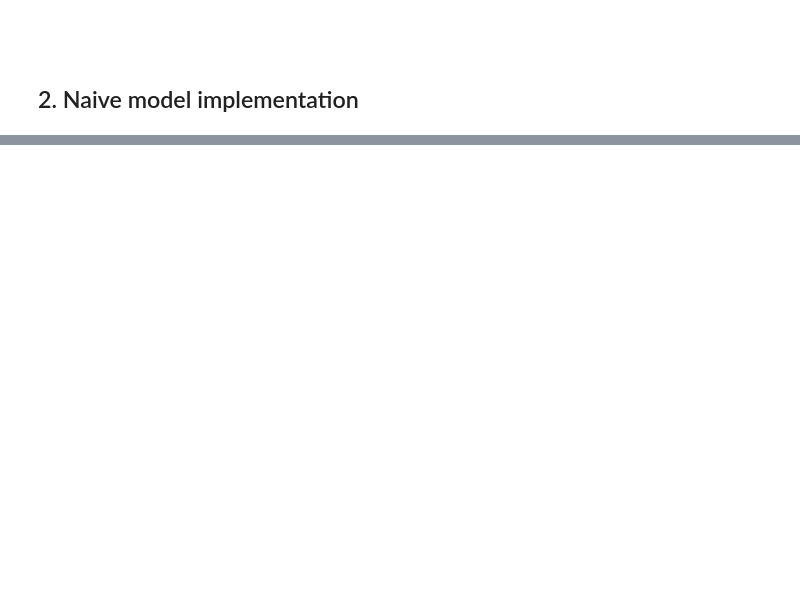
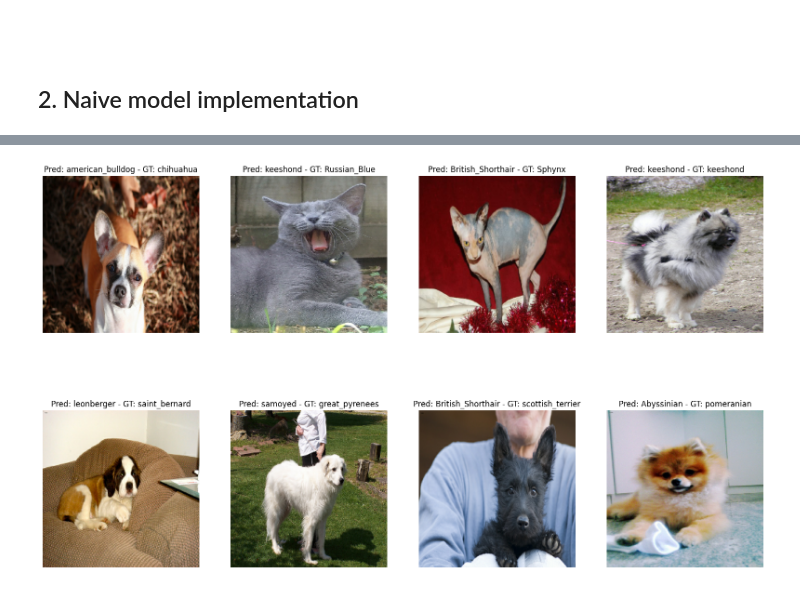
Before and after one commit to Nicolo02/PetClassification_CV_Project, a Jupyter notebook: Task1.ipynb, the cells around one changed output, grey strips where cells are left out. Drawn from its saved outputs; the diff is of its cells as text; code cells hidden in the pictures; blank space fills up the shorter version.

```diff
--- a/Task1.ipynb
+++ b/Task1.ipynb
@@ -44,5 +51,15 @@ np.random.seed(seed)
 # %% [markdown]
 Import the dataset using tenserflow dataset:
 # %%
+DATA_DIR = "./data"
+IMG_SHAPE = (224, 224)
+os.makedirs(DATA_DIR, exist_ok=True)
+
 dataset_split = ["train[:80%]", "train[80%:]", "test"]
-(train_split, val_split, test_data), info = tfds.load("oxford_iiit_pet", split=dataset_split, as_supervised=True, with_info=True)
+(train_split, val_split, test_data), info = tfds.load(
+    "oxford_iiit_pet",
+    split=dataset_split,
+    as_supervised=True,
+    with_info=True,
+    data_dir=DATA_DIR
+)
@@ -194,13 +304,21 @@ print("Test Input Shape: {} Test output shape: {}".format(x_test.shape, pred.sha
 # %%
 pred = np.argmax(pred, axis=-1)
-y_test = y_test.squeeze()
 
-plt.figure(figsize=(20,12))
+# Estrai immagini e label da test_ds per la visualizzazione
+x_test_vis, y_test_vis = [], []
+for imgs, lbls in test_ds:
+    x_test_vis.append(imgs.numpy())
+    y_test_vis.append(lbls.numpy())
+x_test_vis = np.concatenate(x_test_vis, axis=0)
+y_test_vis = np.concatenate(y_test_vis, axis=0)
+
+plt.figure(figsize=(20, 12))
 for i in range(8):
     plt.subplot(2, 4, i + 1)
-    rand_idx = np.random.randint(0, x_test.shape[0])
+    rand_idx = np.random.randint(0, x_test_vis.shape[0])
     plt.axis('off')
-    #Qui da errore sul titolo, da mettere a posto
-    plt.title(f"Pred : {labels[pred[rand_idx]]} - GT : {labels[y_test[rand_idx]]}")
-    plt.imshow(x_test[rand_idx], cmap="gray")
+    plt.title(f"Pred: {labels[pred[rand_idx]]} - GT: {labels[y_test_vis[rand_idx]]}")
+    plt.imshow(x_test_vis[rand_idx])
 plt.show()
+# %% [output]
+[figure, added]
```
Also changed, not shown: parts of 11 cells of this notebook.
